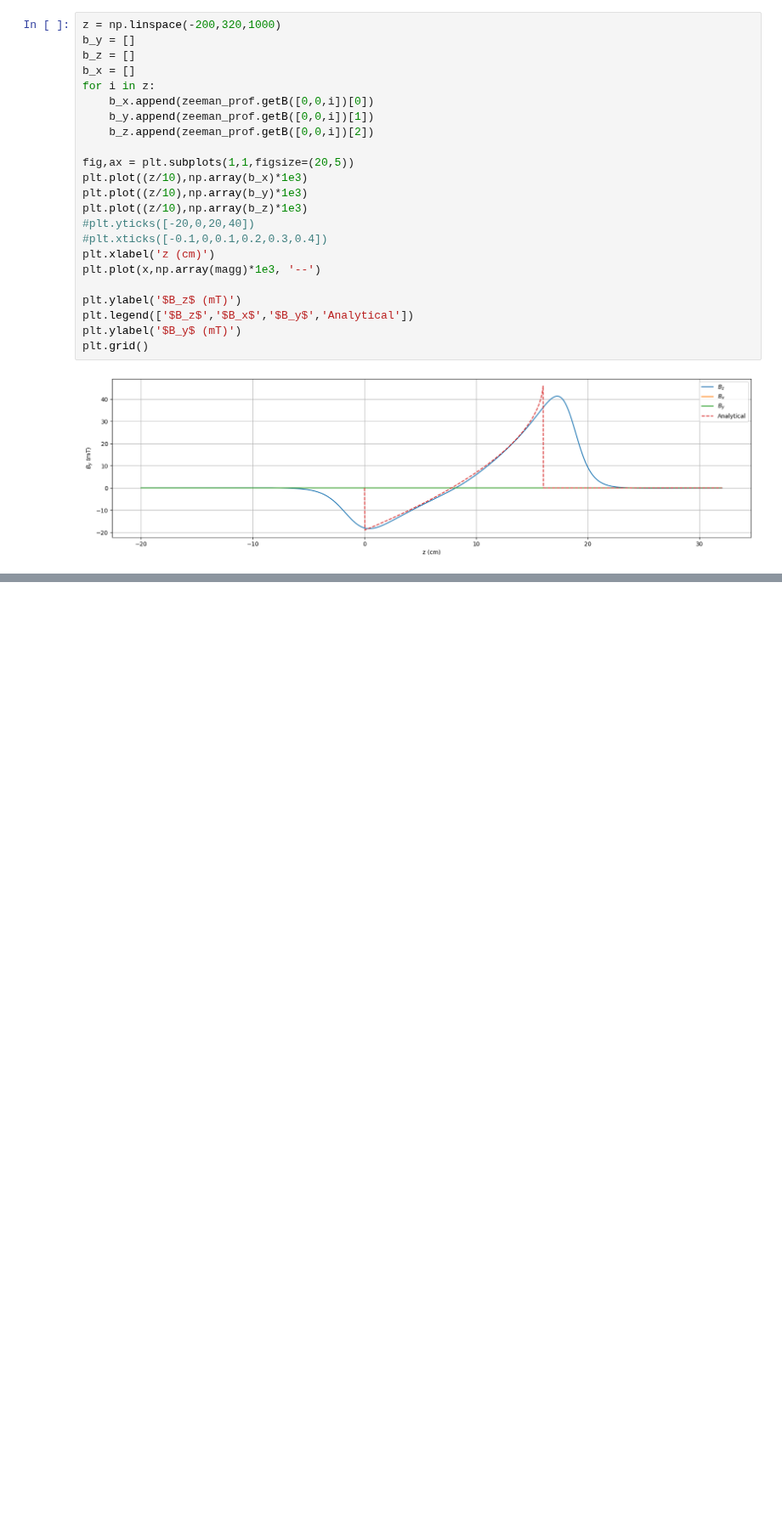
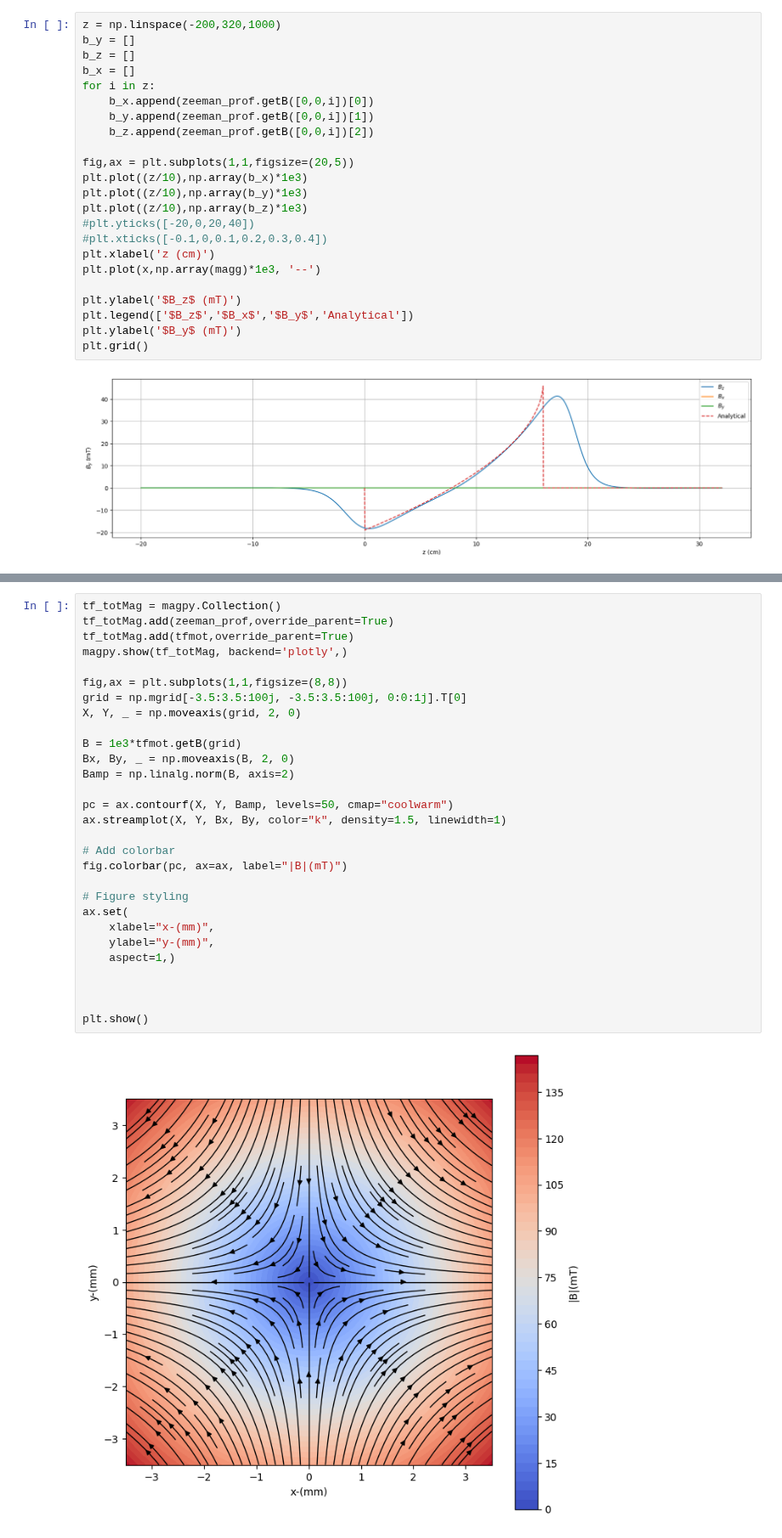
Before and after one commit to benfox4543/YB-zeeman-slower, a Jupyter notebook: halbach-1.ipynb, the cells around one changed output, grey strips where cells are left out. Shown at 85% size. Saved outputs shown, nothing was run; the diff lists cells and outputs as text; blank space fills up the shorter version.

```diff
--- a/halbach-1.ipynb
+++ b/halbach-1.ipynb
@@ -138,0 +89,31 @@ AttributeError: module 'scipy.constants' has no attribute 'valu'
+# %%
+tf_totMag = magpy.Collection()
+tf_totMag.add(zeeman_prof,override_parent=True)
+tf_totMag.add(tfmot,override_parent=True)
+magpy.show(tf_totMag, backend='plotly',)
+
+fig,ax = plt.subplots(1,1,figsize=(8,8))
+grid = np.mgrid[-3.5:3.5:100j, -3.5:3.5:100j, 0:0:1j].T[0]
+X, Y, _ = np.moveaxis(grid, 2, 0)
+
+B = 1e3*tfmot.getB(grid)
+Bx, By, _ = np.moveaxis(B, 2, 0)
+Bamp = np.linalg.norm(B, axis=2)
+
+pc = ax.contourf(X, Y, Bamp, levels=50, cmap="coolwarm")
+ax.streamplot(X, Y, Bx, By, color="k", density=1.5, linewidth=1)
+
+# Add colorbar
+fig.colorbar(pc, ax=ax, label="|B|(mT)")
+
+# Figure styling
+ax.set(
+    xlabel="x-(mm)",
+    ylabel="y-(mm)",
+    aspect=1,)
+
+
+
+plt.show()
+# %% [output]
+[figure, added]
```
Also changed, not shown: parts of 7 cells of this notebook.
